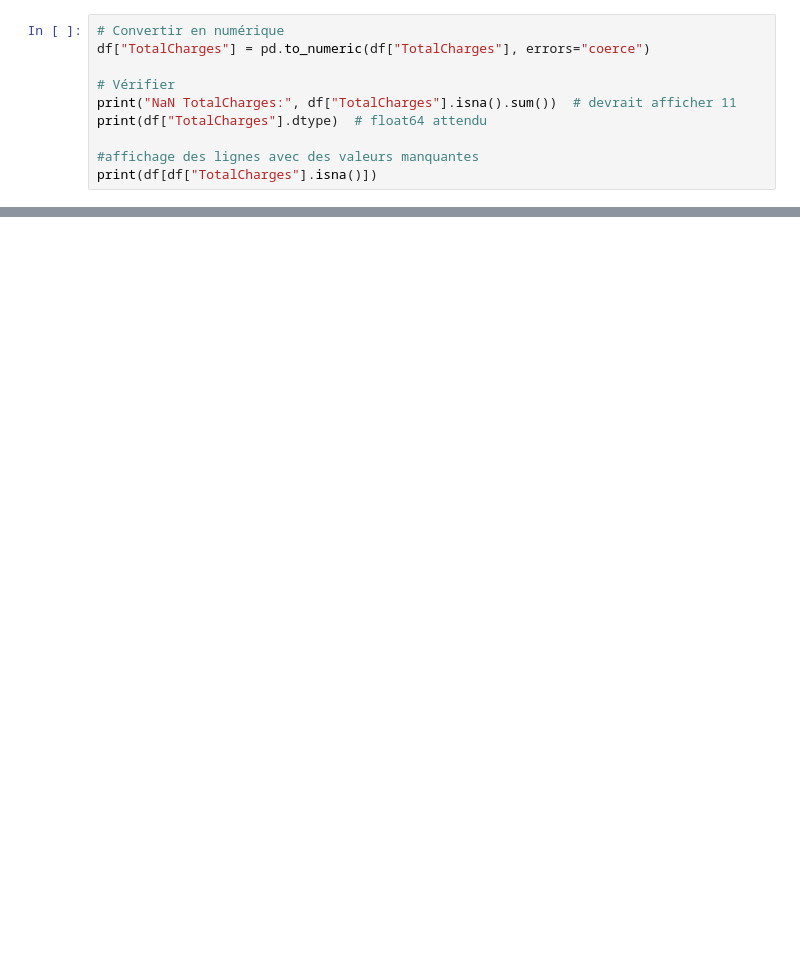
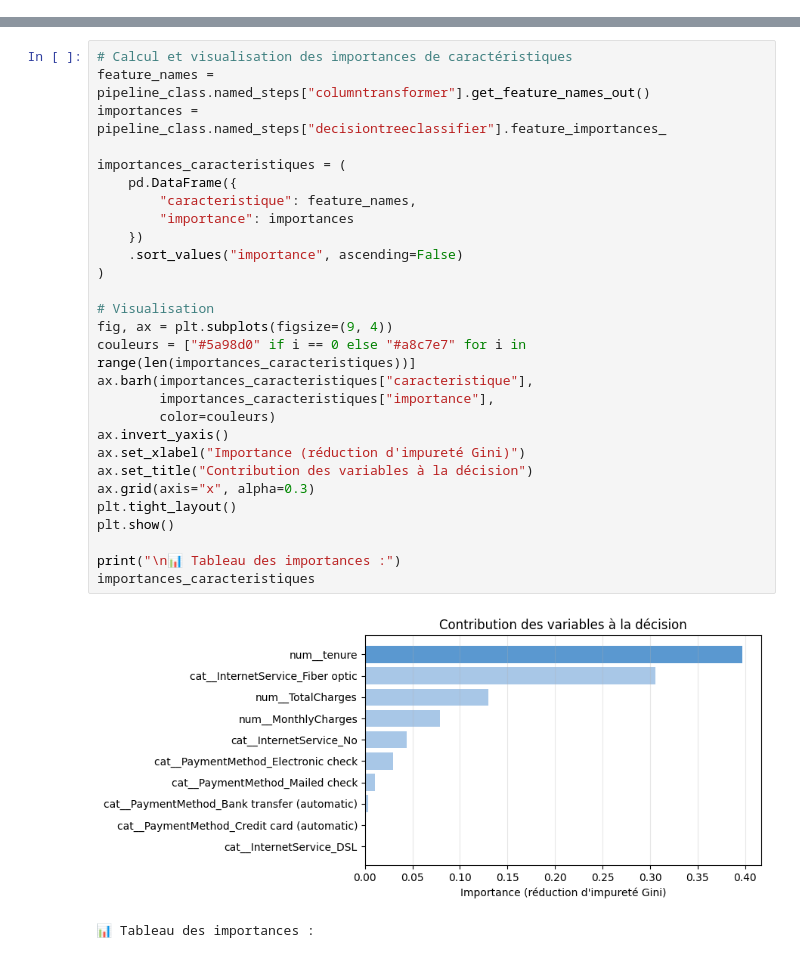
Before and after one commit to RomainGuillon/Identifier-churn, a Jupyter notebook: notebooks/02_baseline_model.ipynb, the cells around one changed output, grey strips where cells are left out. Cells and saved outputs as stored; diff of their text form; blank space fills up the shorter version.

```diff
--- a/notebooks/02_baseline_model.ipynb
+++ b/notebooks/02_baseline_model.ipynb
@@ -27,10 +43,0 @@ Passage du types str au type float. (elle est en str mais il n'y a que des float
-# %%
-# Convertir en numérique
-df["TotalCharges"] = pd.to_numeric(df["TotalCharges"], errors="coerce")
-
-# Vérifier
-print("NaN TotalCharges:", df["TotalCharges"].isna().sum())  # devrait afficher 11
-print(df["TotalCharges"].dtype)  # float64 attendu
-
-#affichage des lignes avec des valeurs manquantes
-print(df[df["TotalCharges"].isna()])
@@ -99,0 +168,31 @@ Il ne manque aucune valeur maintenant.
+# %%
+# Calcul et visualisation des importances de caractéristiques
+feature_names = pipeline_class.named_steps["columntransformer"].get_feature_names_out()
+importances = pipeline_class.named_steps["decisiontreeclassifier"].feature_importances_
+
+importances_caracteristiques = (
+    pd.DataFrame({
+        "caracteristique": feature_names,
+        "importance": importances
+    })
+    .sort_values("importance", ascending=False)
+)
+
+# Visualisation
+fig, ax = plt.subplots(figsize=(9, 4))
+couleurs = ["#5a98d0" if i == 0 else "#a8c7e7" for i in range(len(importances_caracteristiques))]
+ax.barh(importances_caracteristiques["caracteristique"],
+        importances_caracteristiques["importance"],
+        color=couleurs)
+ax.invert_yaxis()
+ax.set_xlabel("Importance (réduction d'impureté Gini)")
+ax.set_title("Contribution des variables à la décision")
+ax.grid(axis="x", alpha=0.3)
+plt.tight_layout()
+plt.show()
+
+print("\n📊 Tableau des importances :")
+importances_caracteristiques
+# %% [output]
+[figure, added]
+📊 Tableau des importances :
```
Also changed, not shown: parts of 16 cells of this notebook.
